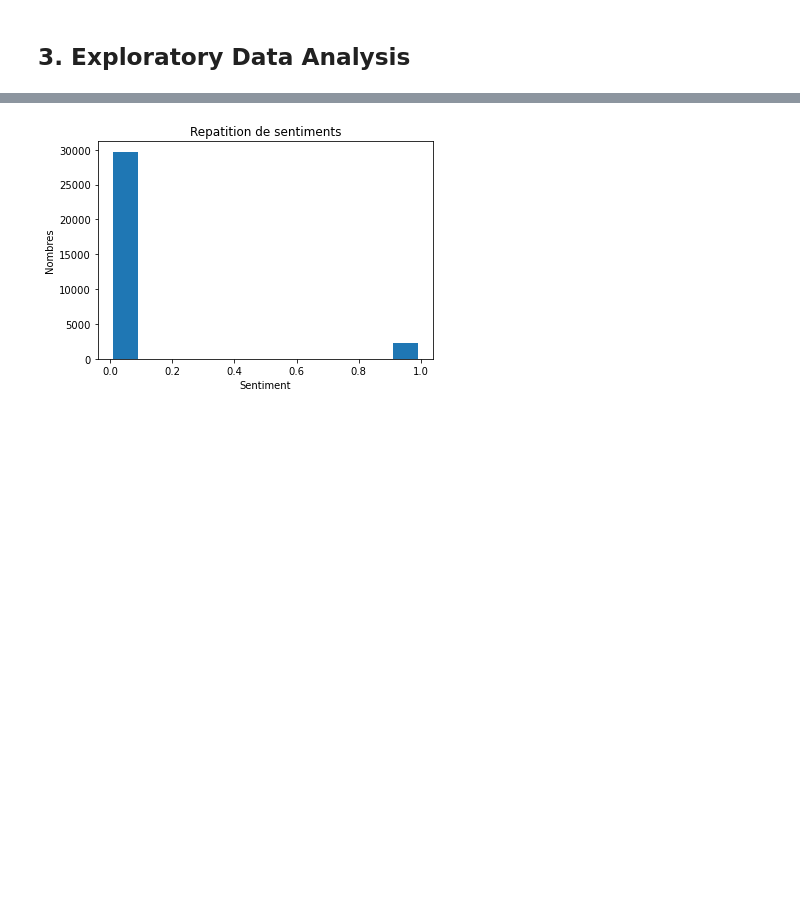
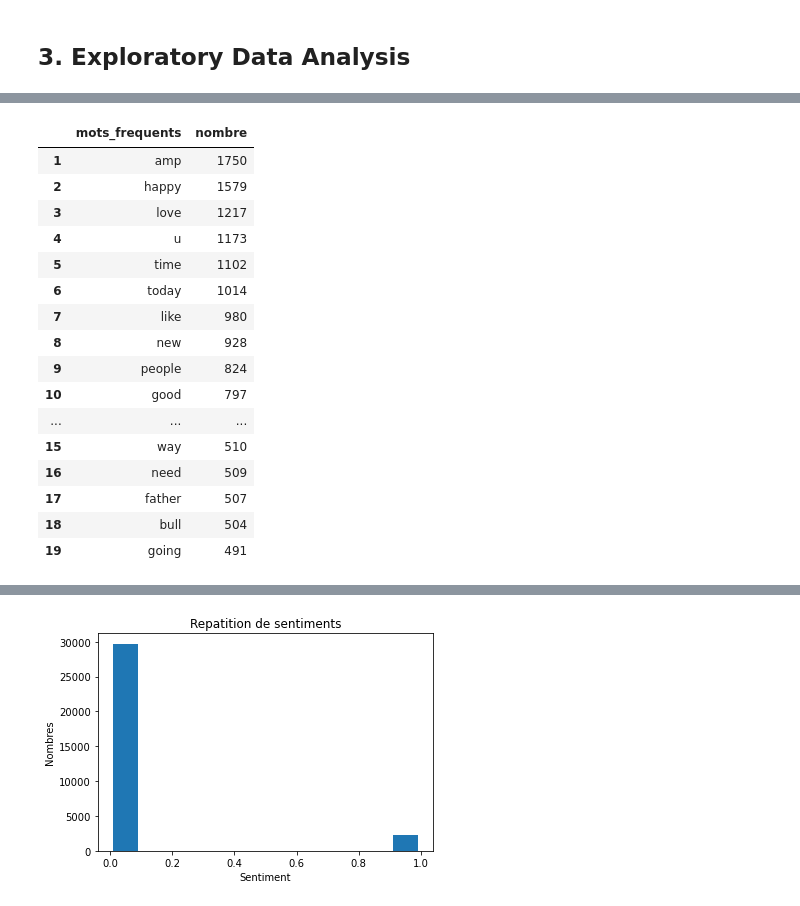
Before and after one commit to celsedarius/MasterUV, a Jupyter notebook: projet NLP/projet_nlp.ipynb, the cells around one changed output, grey strips where cells are left out. Saved outputs shown, nothing was run; the diff lists cells and outputs as text; code cells hidden in the pictures; blank space fills up the shorter version.

```diff
--- a/projet NLP/projet_nlp.ipynb
+++ b/projet NLP/projet_nlp.ipynb
@@ -241,0 +348,28 @@ memory usage: 1.2+ MB
+# %%
+def remove_stopword(x):
+    return [y for y in x if y not in stopwords.words('english')]
+data['temp_list'] = data['temp_list'].apply(lambda x:remove_stopword(x))
+# %%
+top = Counter([item for sublist in data['temp_list'] for item in sublist])
+temp20 = pd.DataFrame(top.most_common(20))
+temp20 = temp20.iloc[1:,:]
+temp20.columns = ['mots_frequents','nombre']
+temp20.style.background_gradient(cmap='Purples')
+# %% [output]
+|  | mots_frequents | nombre |
+| 1 | amp | 1750 |
+| 2 | happy | 1579 |
+| 3 | love | 1217 |
+| 4 | u | 1173 |
+| 5 | time | 1102 |
+| 6 | today | 1014 |
+| 7 | like | 980 |
+| 8 | new | 928 |
+| 9 | people | 824 |
+| 10 | good | 797 |
+| ... | ... | ... |
+| 15 | way | 510 |
+| 16 | need | 509 |
+| 17 | father | 507 |
+| 18 | bull | 504 |
+| 19 | going | 491 |
```
Also changed, not shown: parts of 32 cells of this notebook.
